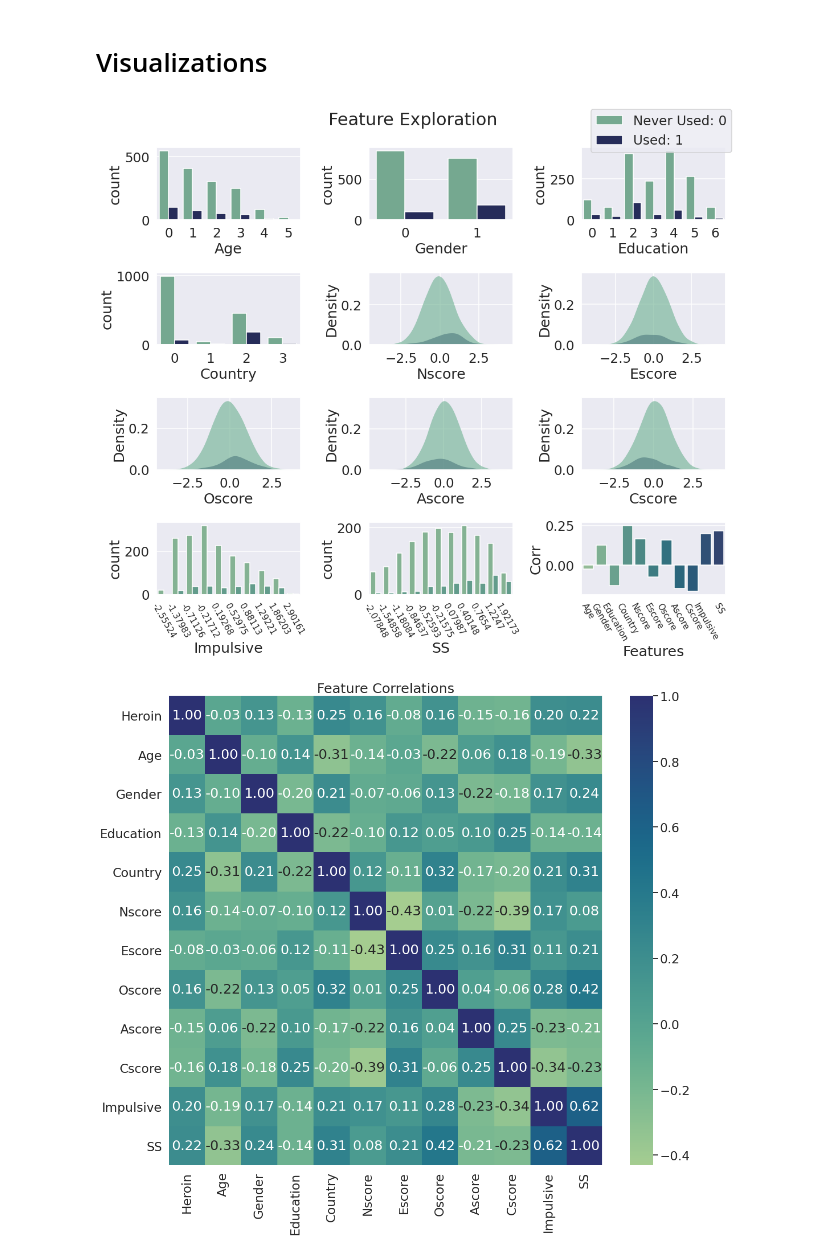
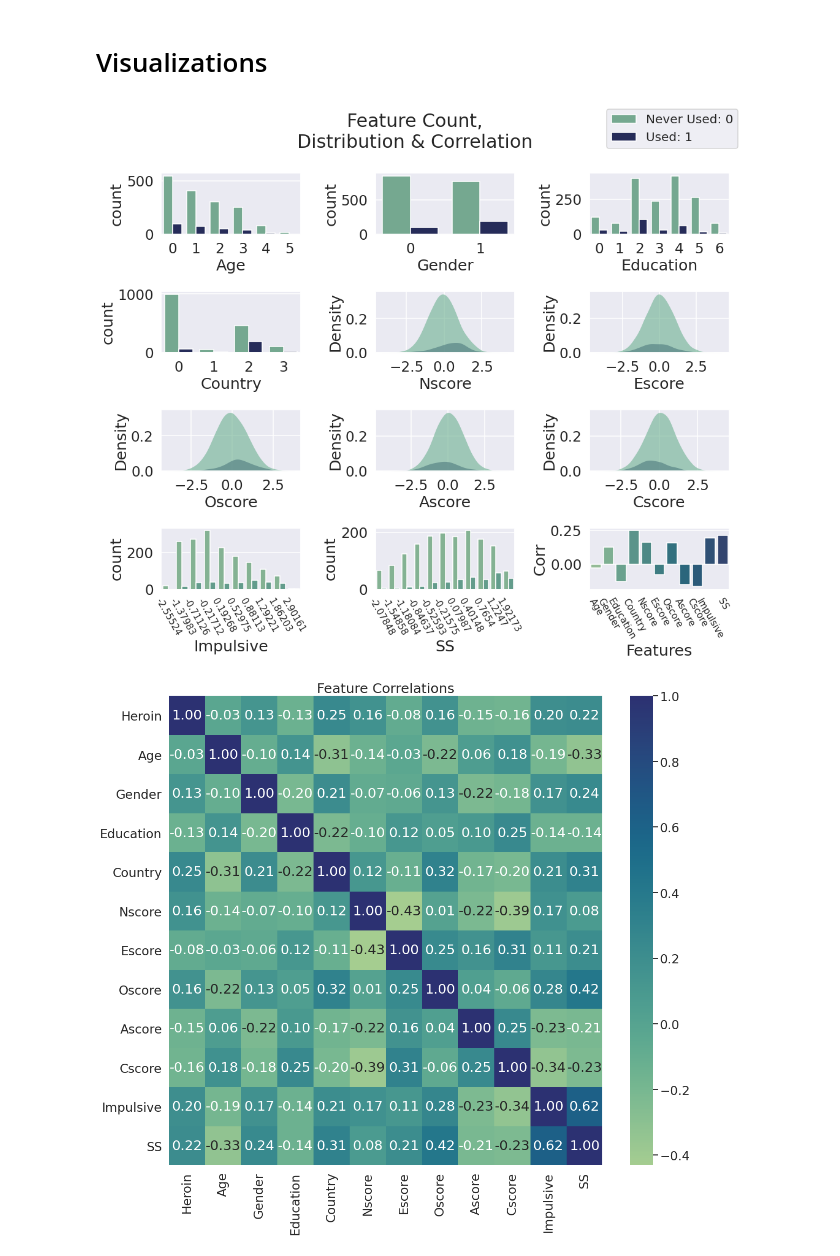
Before and after one commit to isaacjeffersonlee/Heroin_Use_Prediction_with_Machine_Learning, a Jupyter notebook: ICL_Y1_Project_6.ipynb, the cells around one changed output. Cells and saved outputs as stored; diff of their text form; code cells hidden in the pictures.

```diff
--- a/ICL_Y1_Project_6.ipynb
+++ b/ICL_Y1_Project_6.ipynb
@@ -329,9 +329,10 @@ df.head()
 # %% [markdown]
 # Visualizations
 # %%
-fig, axes = plt.subplots(4, 3, sharex=False, figsize=(16,14))
-
-fig.suptitle('Feature Exploration')
+fig, axes = plt.subplots(4, 3, sharex=False, figsize=(15,13))
+title = """Feature Count,
+Distribution & Correlation"""
+fig.suptitle(title, fontsize=30)
 
 sns.set_context("talk", font_scale=1.4)
 
@@ -380,35 +381,35 @@ g8 = sns.kdeplot(ax=axes[2, 1], data=df, x=df['Ascore'], hue=drug, palette=cont_
 g8.get_legend().remove()
 g9 = sns.kdeplot(ax=axes[2, 2], data=df, x=df['Cscore'], hue=drug, palette=cont_col,
                 fill=True, alpha=0.6, linewidth=0)
 g9.get_legend().remove()
 g10 = sns.countplot(ax=axes[3, 0], data=df, x=df['Impulsive'], hue=drug)
 #g10 = sns.kdeplot(ax=axes[3, 0], data=df, x=df['Impulsive'], hue=drug, palette=cont_col,
 #                 fill=True, alpha=0.6, linewidth=0)
 g10.get_legend().remove()
 axes[3,0].tick_params(axis='x', labelrotation=45)
 axes[3,0].tick_params(axis='x', labelsize=15, labelrotation=-60)
 g11 = sns.countplot(ax=axes[3, 1], data=df, x=df['SS'], hue=drug)
 g11.get_legend().remove()
 axes[3,1].tick_params(axis='x', labelrotation=45)
 axes[3,1].tick_params(axis='x', labelsize=15, labelrotation=-60)
 
 personality_features = ['Nscore', 'Escore', 'Oscore', 'Ascore', 'Cscore', 'Impulsive', 'SS']
 g12 = sns.barplot(ax=axes[3,2], x=features, y=[df[feature].corr(df[drug]) for feature in features], palette=palette)
 axes[3,2].tick_params(axis='x', labelsize=15, labelrotation=-60)
 axes[3,2].set(xlabel="Features", ylabel="Corr")
       #,title ="Feat Vs Corr")
 
 
 fig.legend([f'g{i}' for i in range(12)], labels=[f"Never Used: 0", f"Used: 1"],
-           loc="upper right")
+           loc="upper right", fontsize=20)
 
 # Adjusting the sub-plots
 plt.subplots_adjust(right=0.9)
 
 
 fig.tight_layout()
 # %% [output]
-[figure, old version]
+[figure, new version]
 # %%
 plt.figure(figsize=(18, 16))
 g = sns.heatmap(df[[drug, 'Age', 'Gender', 'Education', 'Country', 'Nscore', 'Escore', 'Oscore', 'Ascore', 'Cscore', 'Impulsive', 'SS']].corr(),
```
Also changed, not shown: parts of 5 cells of this notebook, 6 other files.
